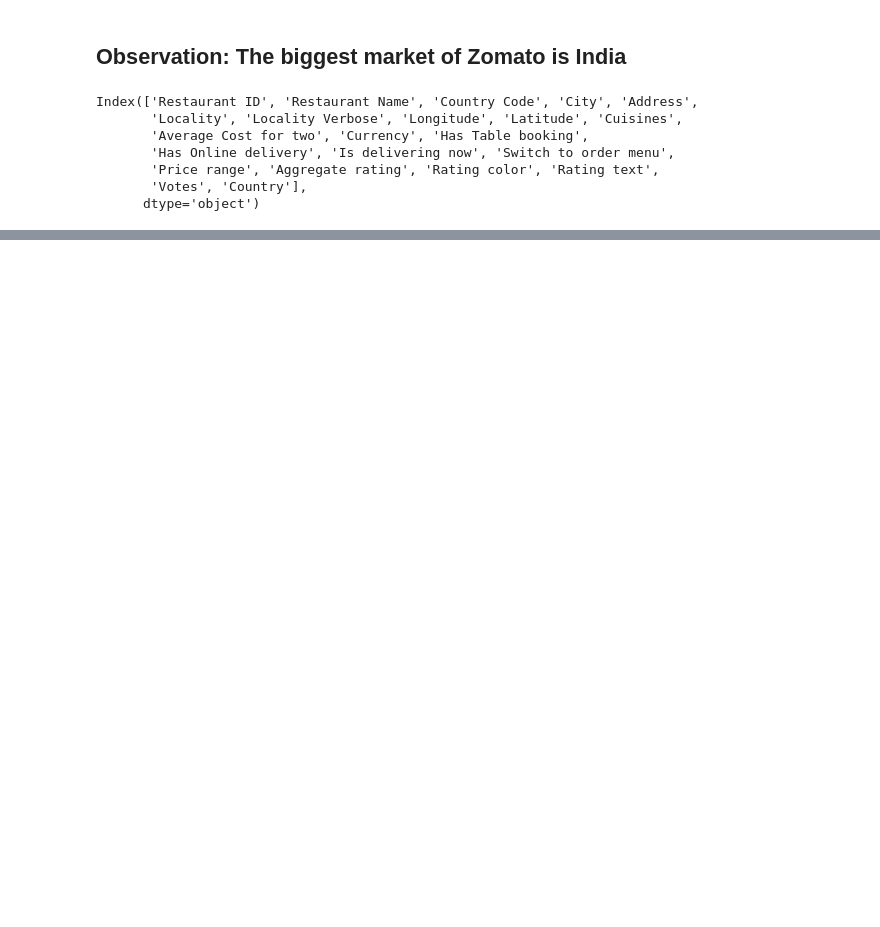
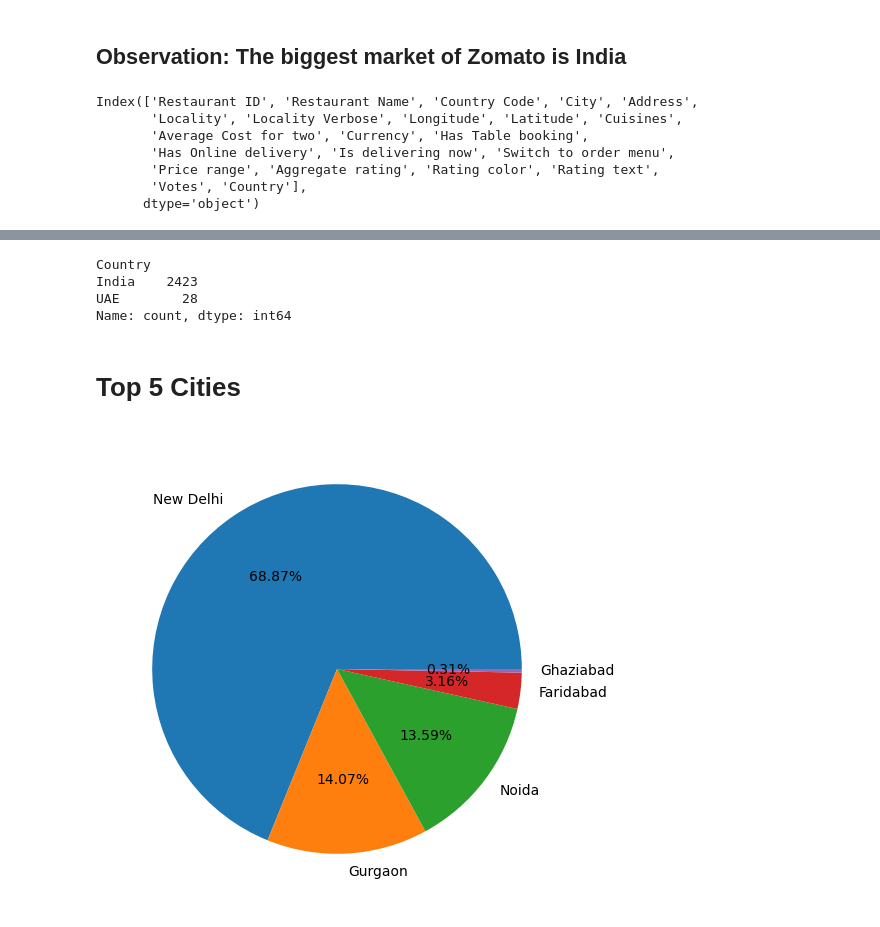
Before and after one commit to singha96panda/Zomato-EDA, a Jupyter notebook: Zomato Data Analysis.ipynb, the cells around one changed output, grey strips where cells are left out. Cells and saved outputs as stored; diff of their text form; code cells hidden in the pictures; blank space fills up the shorter version.

```diff
--- a/Zomato Data Analysis.ipynb
+++ b/Zomato Data Analysis.ipynb
@@ -156,0 +251,18 @@ df_com.groupby(['Aggregate rating','Rating text','Rating color']).size().reset_i
+# %%
+online_delivery['Country'].value_counts()
+# %% [output]
+Country
+India    2423
+UAE        28
+Name: count, dtype: int64
+# %%
+City = df_com['City'].value_counts().index
+# %%
+City_Value = df_com['City'].value_counts().values
+# %% [markdown]
+# Top 5 Cities
+# %%
+plt.pie(City_Value[:5],labels=City[:5],autopct='%1.2f%%')
+plt.show()
+# %% [output]
+[figure, added]
```
Also changed, not shown: parts of 31 cells of this notebook.
